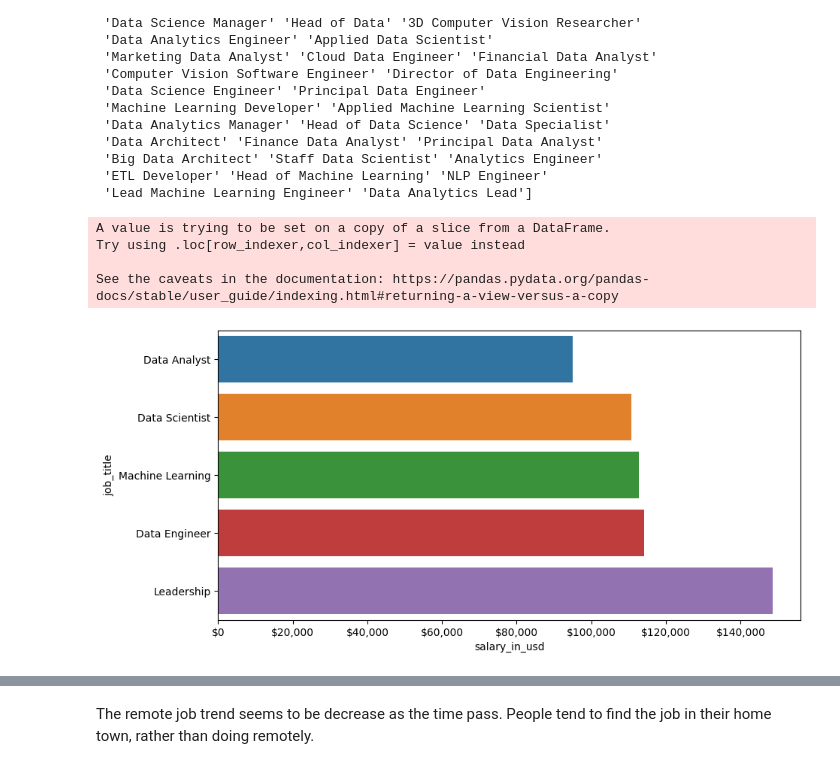
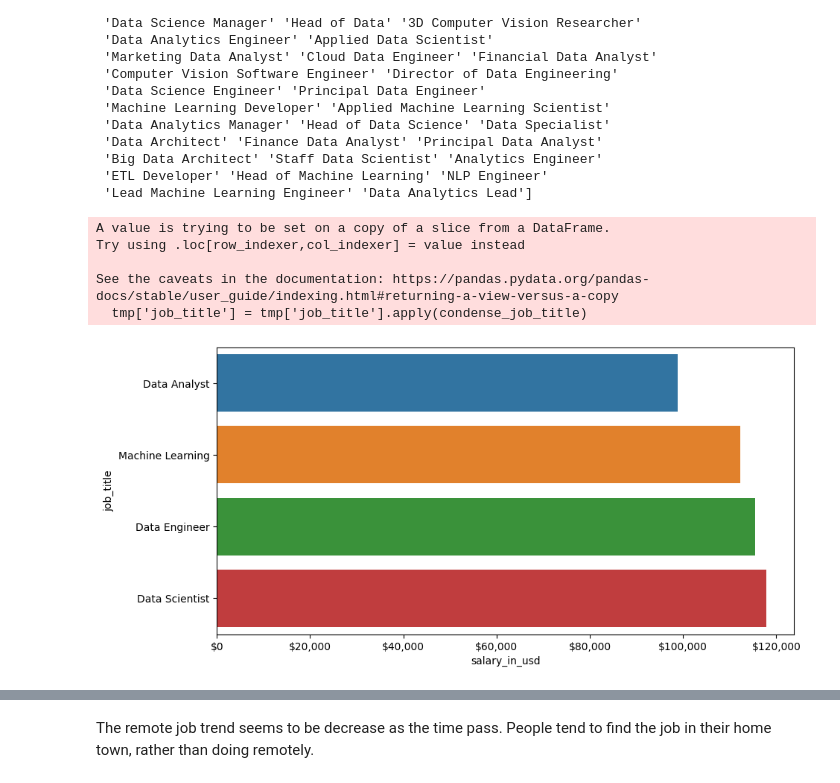
Before and after one commit to jtlantz/dm-proj1, a Jupyter notebook: notebooks/ds_salaries.ipynb, the cells around one changed output, grey strips where cells are left out. Saved outputs shown, nothing was run; the diff lists cells and outputs as text; code cells hidden in the pictures.

```diff
--- a/notebooks/ds_salaries.ipynb
+++ b/notebooks/ds_salaries.ipynb
@@ -243,50 +254,46 @@ print(df['job_title'].unique())
  'ETL Developer' 'Head of Machine Learning' 'NLP Engineer'
  'Lead Machine Learning Engineer' 'Data Analytics Lead']
 # %%
-# I did this hand sorted but yeah
+# We did this hand sorted but yeah
 condensed = {
-    "Data Scientist":[
-'Data Scientist', 'Research Scientist', 'Data Science Consultant','Applied Data Scientist','AI Scientist','3D Computer Vision Researcher' ,'Principal Data Scientist','Staff Data Scientist',
-'Data Specialist',
+    'Data Scientist': [
+        'Data Scientist', 'Research Scientist', 'Data Science Consultant', 'Applied Data Scientist', 'AI Scientist', '3D Computer Vision Researcher', 'Principal Data Scientist',
+        'Staff Data Scientist', 'Data Specialist', 'Head of Data Science', 'Data Science Manager', 'Lead Data Scientist', 'Director of Data Science', 'Head of Data'
     ],
-    "Data Engineer":[
-'Data Engineer','Computer Vision Engineer','Computer Vision Software Engineer','Big Data Engineer','ETL Developer','Data Architect','Cloud Data Engineer' ,'Data Science Engineer',
-'Principal Data Engineer' ,'Big Data Architect' ,
+    'Data Engineer': [
+        'Data Engineer', 'Computer Vision Engineer', 'Computer Vision Software Engineer', 'Big Data Engineer', 'ETL Developer', 'Data Architect', 'Cloud Data Engineer',
+        'Data Science Engineer', 'Principal Data Engineer', 'Big Data Architect', 'Data Engineering Manager', 'Lead Data Engineer', 'Lead Machine Learning Engineer',
+        'Director of Data Engineering'
     ],
-    "Data Analyst":[
-'Data Analyst','BI Data Analyst','Financial Data Analyst','Business Data Analyst','Data Analytics Engineer' ,'Principal Data Analyst' ,'Product Data Analyst' ,'Marketing Data Analyst' ,
-'Analytics Engineer','Finance Data Analyst' ,
+    'Data Analyst': [
+        'Data Analyst', 'BI Data Analyst', 'Financial Data Analyst', 'Business Data Analyst', 'Data Analytics Engineer', 'Principal Data Analyst', 'Product Data Analyst',
+        'Marketing Data Analyst', 'Analytics Engineer', 'Finance Data Analyst', 'Lead Data Analyst', 'Data Analytics Manager', 'Data Analytics Lead'
     ],
-    "Machine Learning":[
-'ML Engineer','Machine Learning Developer','Machine Learning Engineer','Applied Machine Learning Scientist','Machine Learning Scientist','Machine Learning Infrastructure Engineer','NLP Engineer',
-
-    ],
-    "Leadership":[
-'Head of Data Science' ,'Head of Data' ,'Data Science Manager' ,'Data Engineering Manager' ,'Lead Data Engineer' ,'Lead Data Scientist',
-'Lead Data Analyst' ,'Data Analytics Manager','Lead Machine Learning Engineer' ,'Data Analytics Lead' ,'Director of Data Science','Machine Learning Manager' ,'Director of Data Engineering',
-'Head of Machine Learning',
+    'Machine Learning': [
+        'ML Engineer', 'Machine Learning Developer', 'Machine Learning Engineer', 'Applied Machine Learning Scientist', 'Machine Learning Scientist',
+        'Machine Learning Infrastructure Engineer', 'NLP Engineer', 'Machine Learning Manager', 'Head of Machine Learning'
     ]
 }
 
 # use this condensed list to categorize the job titles into this more condensed list
 def condense_job_title(job_title):
     for key, value in condensed.items():
         if job_title in value:
             return key
     return 'Other'
 
 tmp = df[['job_title', 'salary_in_usd']]
 tmp['job_title'] = tmp['job_title'].apply(condense_job_title)
 
 fig, ax = plt.subplots(figsize=(10, 5))
 tmp = tmp.groupby('job_title')['salary_in_usd'].mean().reset_index()
 tmp = tmp.sort_values('salary_in_usd', ascending=True)
-# plt.xticks(rotation=90)
 ax = sns.barplot(data=tmp, x='salary_in_usd', y='job_title')
 ax.xaxis.set_major_formatter('${x:,.0f}')
 # %% [output]
 A value is trying to be set on a copy of a slice from a DataFrame.
 Try using .loc[row_indexer,col_indexer] = value instead
 
 See the caveats in the documentation: https://pandas.pydata.org/pandas-docs/stable/user_guide/indexing.html#returning-a-view-versus-a-copy
+  tmp['job_title'] = tmp['job_title'].apply(condense_job_title)
-[figure, old version]
+[figure, new version]
```
Also changed, not shown: parts of 32 cells of this notebook.
